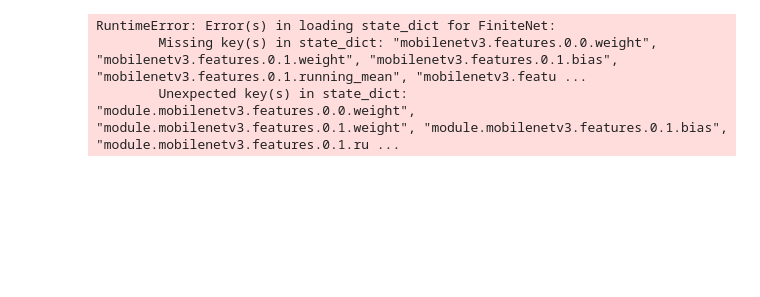
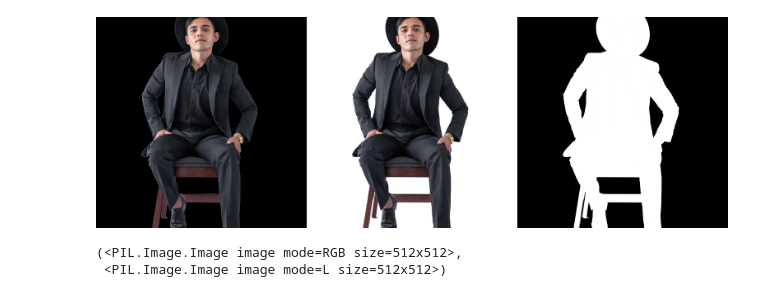
Before and after one commit to tdcasual/imageMatting, a Jupyter notebook: tray.ipynb, the cells around one changed output. Saved outputs shown, nothing was run; the diff lists cells and outputs as text; code cells hidden in the pictures; blank space fills up the shorter version.

Commit message:
complete model v1 version with keypoint

```diff
--- a/tray.ipynb
+++ b/tray.ipynb
@@ -601,6 +68,7 @@ torch.Size([1, 256, 392, 592]) torch.Size([1, 256, 392, 592]) torch.Size([1, 256
-# %%
-after = ModNetImageGenerator(files,model,ckpt_path="ownmodel.pth")
-# %% [output]
-RuntimeError: Error(s) in loading state_dict for FiniteNet:
-        Missing key(s) in state_dict: "mobilenetv3.features.0.0.weight", "mobilenetv3.features.0.1.weight", "mobilenetv3.features.0.1.bias", "mobilenetv3.features.0.1.running_mean", "mobilenetv3.featu ...
-        Unexpected key(s) in state_dict: "module.mobilenetv3.features.0.0.weight", "module.mobilenetv3.features.0.1.weight", "module.mobilenetv3.features.0.1.bias", "module.mobilenetv3.features.0.1.ru ...
+# %%
+see = ImageMatteLoader(files)
+see.show(12,[512,512])
+# %% [output]
+[figure, added]
+(<PIL.Image.Image image mode=RGB size=512x512>,
+ <PIL.Image.Image image mode=L size=512x512>)
```
Also changed, not shown: parts of 23 cells of this notebook, 9 other files.
